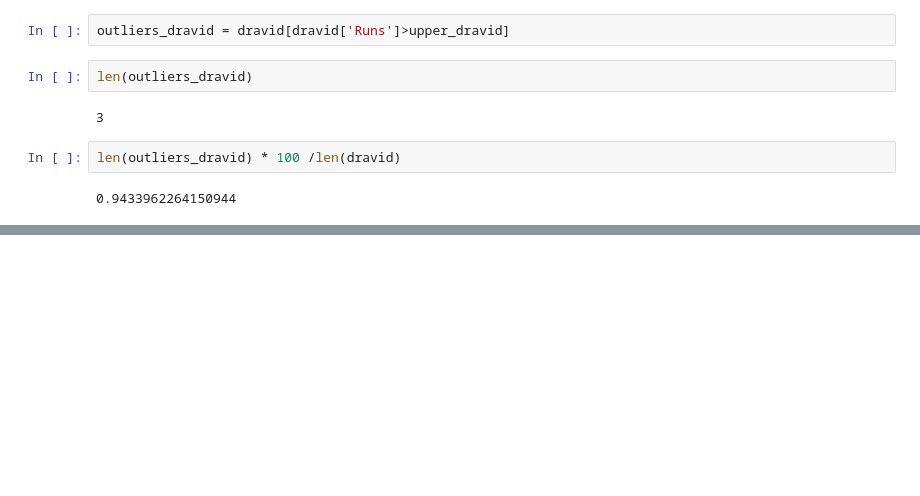
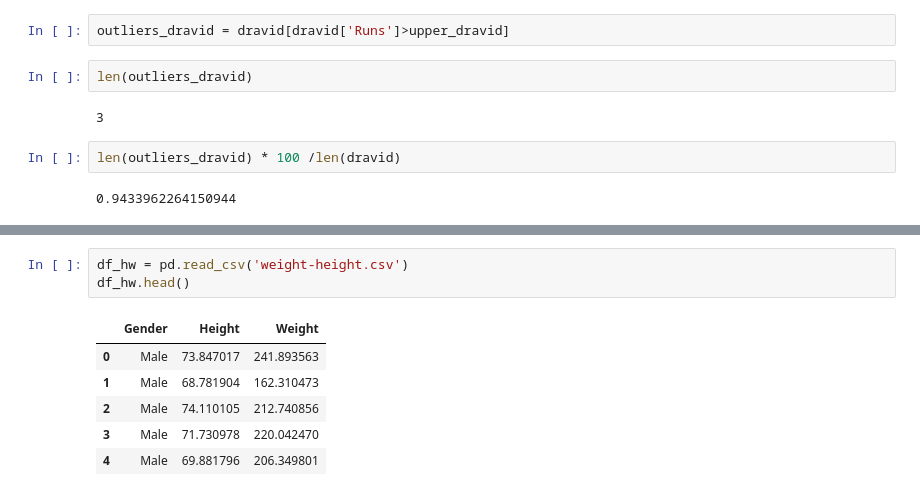
Before and after one commit to anamalamurali/pythonlearning, a Jupyter notebook: DAV2.ipynb, the cells around one changed output, grey strips where cells are left out. Saved outputs shown, nothing was run; the diff lists cells and outputs as text; blank space fills up the shorter version.

```diff
--- a/DAV2.ipynb
+++ b/DAV2.ipynb
@@ -605,0 +631,10 @@ len(outliers_dravid) * 100 /len(dravid)
+# %%
+df_hw = pd.read_csv('weight-height.csv')
+df_hw.head()
+# %% [output]
+|  | Gender | Height | Weight |
+| 0 | Male | 73.847017 | 241.893563 |
+| 1 | Male | 68.781904 | 162.310473 |
+| 2 | Male | 74.110105 | 212.740856 |
+| 3 | Male | 71.730978 | 220.042470 |
+| 4 | Male | 69.881796 | 206.349801 |
```
Also changed, not shown: parts of 93 cells of this notebook.
